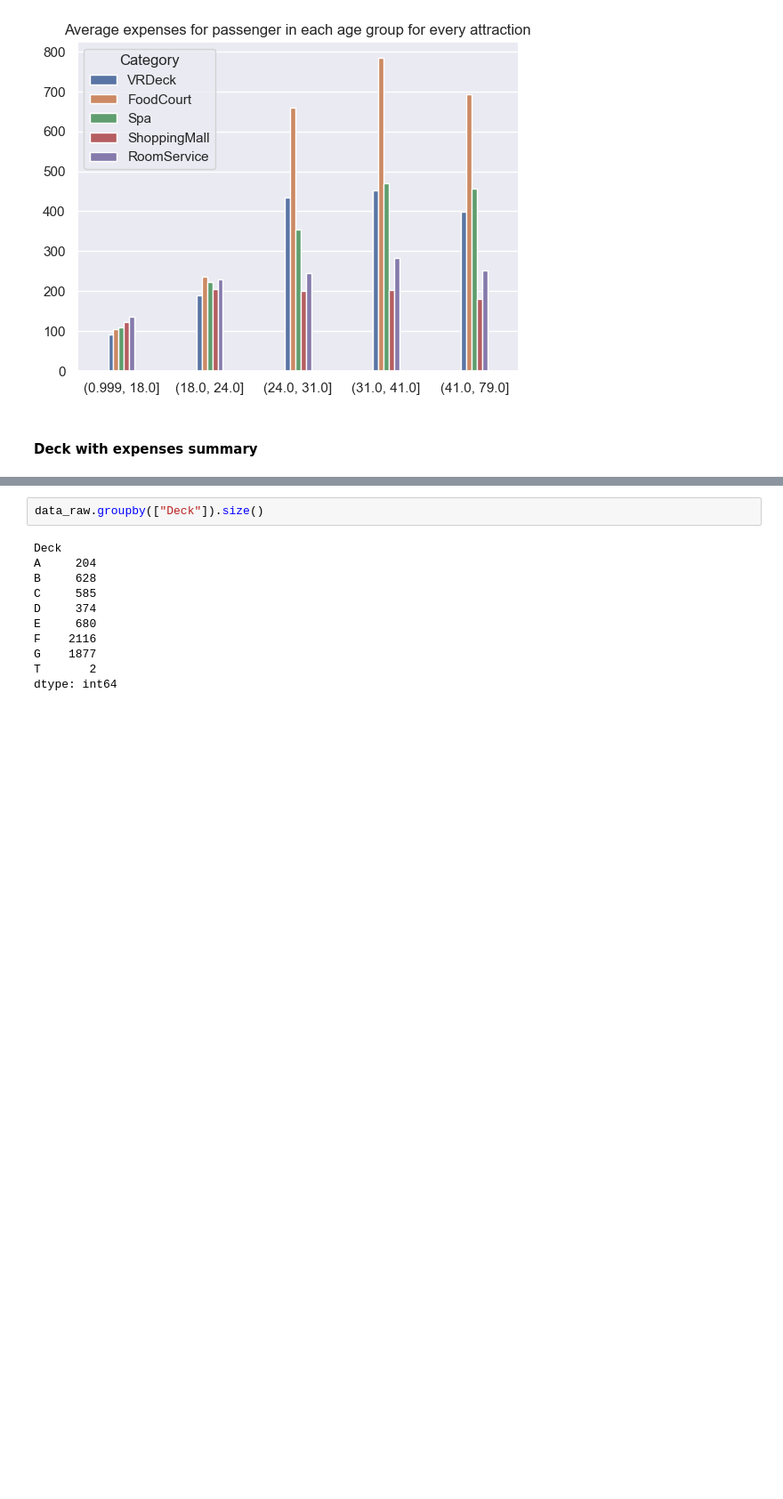
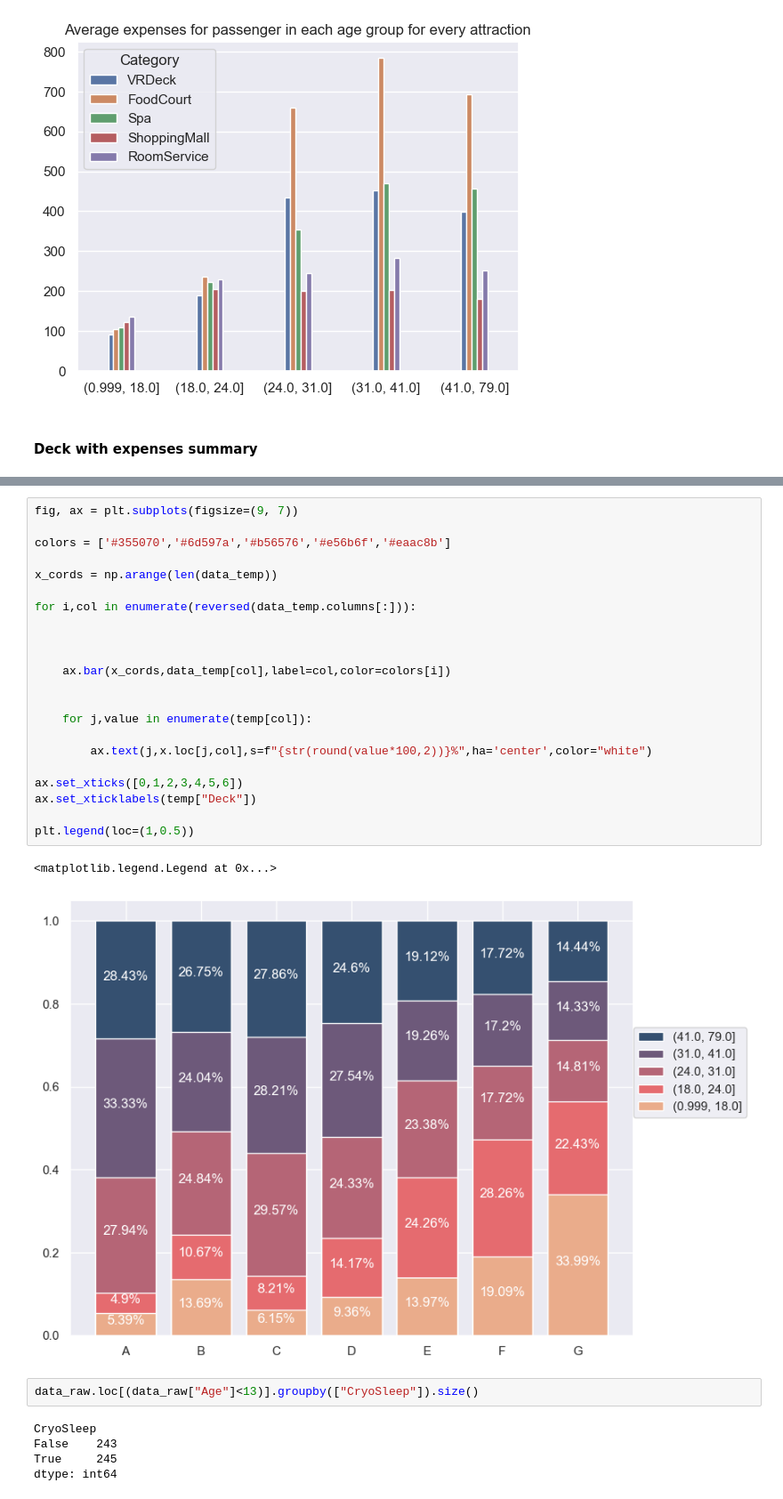
Before and after one commit to bzabk/Recruitment-Task-for-Data-Science-community-2023, a Jupyter notebook: first.ipynb, the cells around one changed output, grey strips where cells are left out. Shown at 89% size. Cells and saved outputs as stored; diff of their text form; blank space fills up the shorter version.

```diff
--- a/first.ipynb
+++ b/first.ipynb
@@ -383,13 +271,32 @@ x
+# %%
+fig, ax = plt.subplots(figsize=(9, 7))
+
+colors = ['#355070','#6d597a','#b56576','#e56b6f','#eaac8b']
+
+x_cords = np.arange(len(data_temp))
+
+for i,col in enumerate(reversed(data_temp.columns[:])):
+
+
+
+    ax.bar(x_cords,data_temp[col],label=col,color=colors[i])
+
+
+    for j,value in enumerate(temp[col]):
+
+        ax.text(j,x.loc[j,col],s=f"{str(round(value*100,2))}%",ha='center',color="white")
+
+ax.set_xticks([0,1,2,3,4,5,6])
+ax.set_xticklabels(temp["Deck"])
+
+plt.legend(loc=(1,0.5))
+# %% [output]
+<matplotlib.legend.Legend at 0x...>
+[figure, added]
 # %%
-data_raw.groupby(["Deck"]).size()
+data_raw.loc[(data_raw["Age"]<13)].groupby(["CryoSleep"]).size()
 # %% [output]
-Deck
-A     204
-B     628
-C     585
-D     374
-E     680
-F    2116
-G    1877
-T       2
+CryoSleep
+False    243
+True     245
 dtype: int64
```
Also changed, not shown: parts of 22 cells of this notebook.
